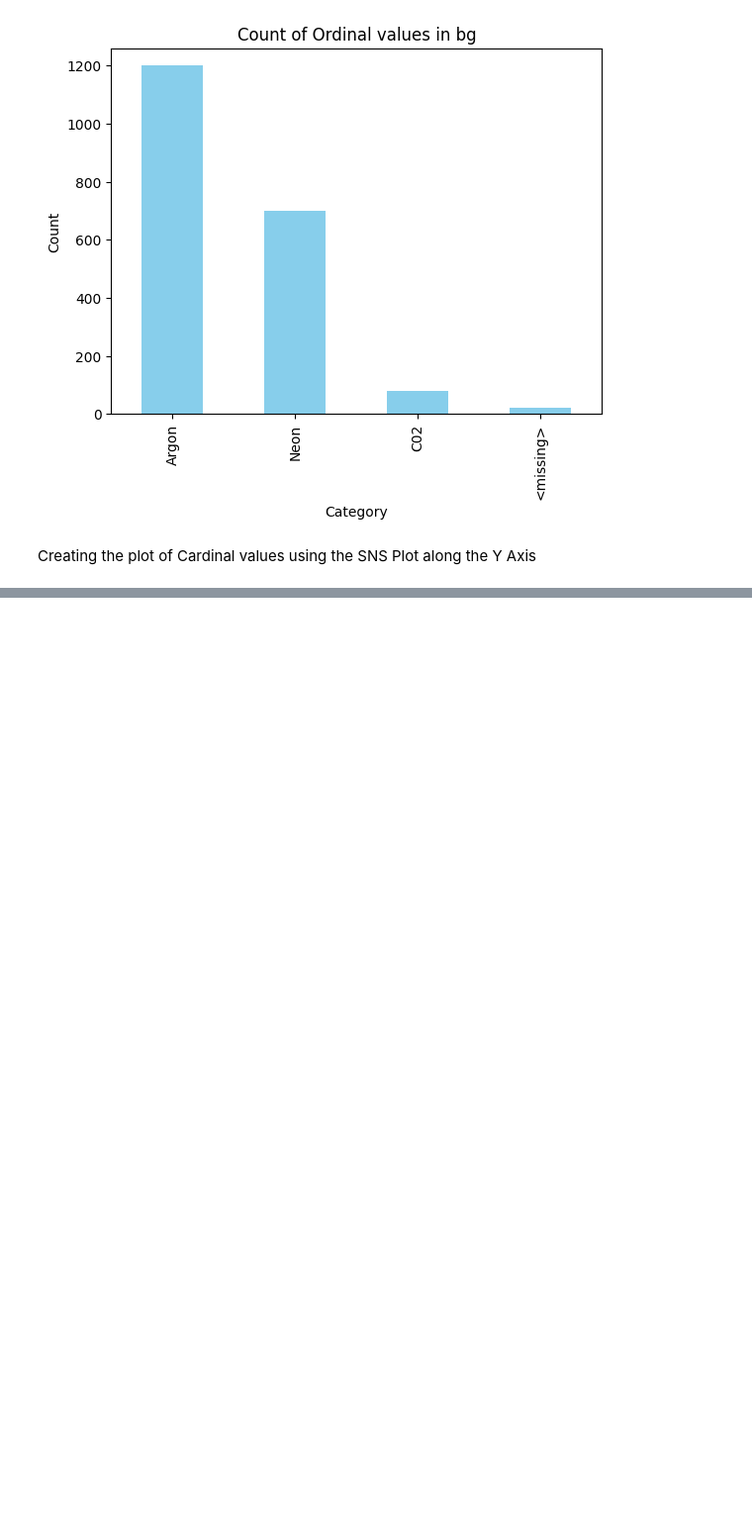
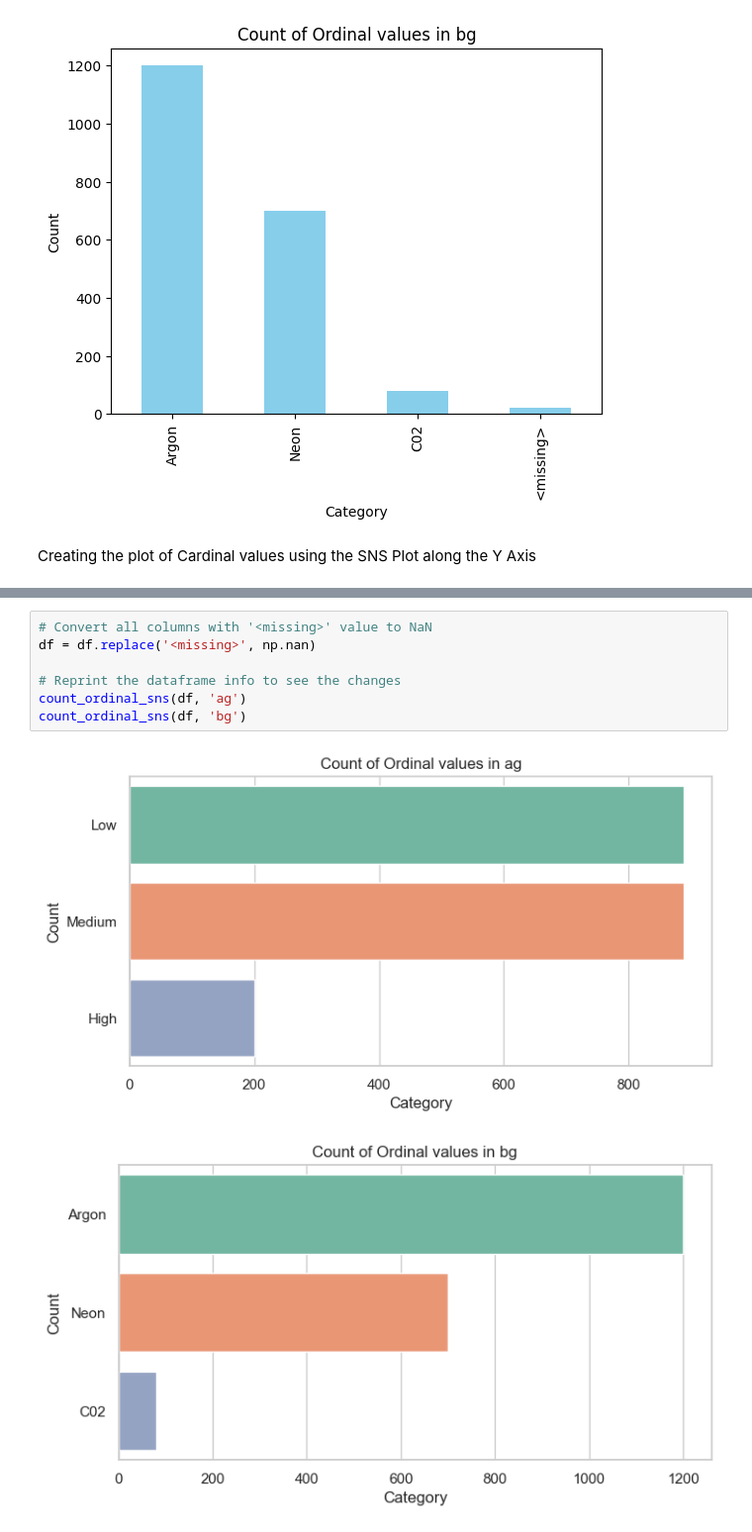
Before and after one commit to huzefar/oxford, a Jupyter notebook: CML/classroom/monday/featureconfigurations.ipynb, the cells around one changed output, grey strips where cells are left out. Shown at 99% size. Cells and saved outputs as stored; diff of their text form; blank space fills up the shorter version.

```diff
--- a/CML/classroom/monday/featureconfigurations.ipynb
+++ b/CML/classroom/monday/featureconfigurations.ipynb
@@ -112,0 +113,10 @@ count_ordinal_sns(df, 'bg')
+# %%
+# Convert all columns with '<missing>' value to NaN
+df = df.replace('<missing>', np.nan)
+
+# Reprint the dataframe info to see the changes
+count_ordinal_sns(df, 'ag')
+count_ordinal_sns(df, 'bg')
+# %% [output]
+[figure, added]
+[figure, added]
```
Also changed, not shown: parts of 5 cells of this notebook.
